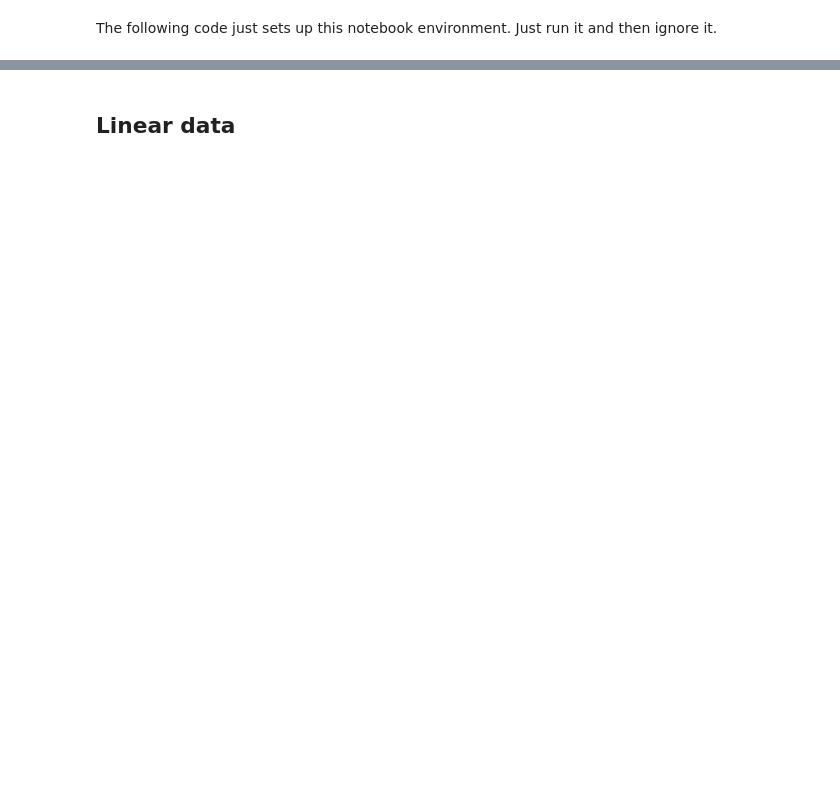
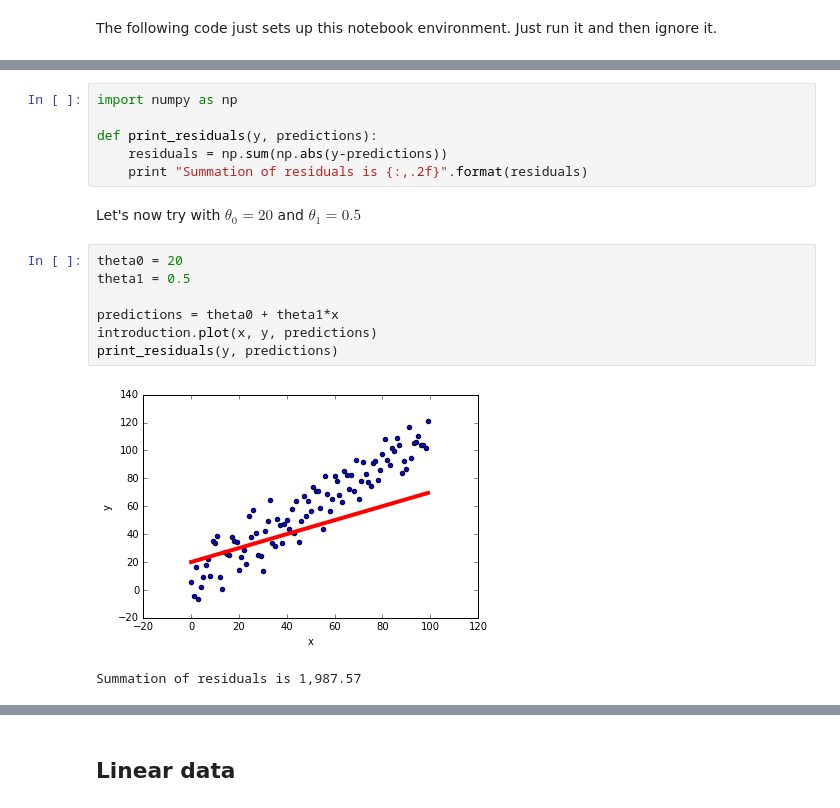
Before and after one commit to dfarren/castilleja, a Jupyter notebook: notebooks/Regression.ipynb, the cells around one changed output, grey strips where cells are left out. Saved outputs shown, nothing was run; the diff lists cells and outputs as text; blank space fills up the shorter version.

```diff
--- a/notebooks/Regression.ipynb
+++ b/notebooks/Regression.ipynb
@@ -48,0 +54,18 @@ import pdb
+# %%
+import numpy as np
+
+def print_residuals(y, predictions):
+    residuals = np.sum(np.abs(y-predictions))
+    print "Summation of residuals is {:,.2f}".format(residuals)
+# %% [markdown]
+Let's now try with $\theta_0 = 20$ and $\theta_1 = 0.5$
+# %%
+theta0 = 20
+theta1 = 0.5
+
+predictions = theta0 + theta1*x
+introduction.plot(x, y, predictions)
+print_residuals(y, predictions)
+# %% [output]
+[figure, added]
+Summation of residuals is 1,987.57
```
Also changed, not shown: parts of 26 cells of this notebook, 1 other file.
